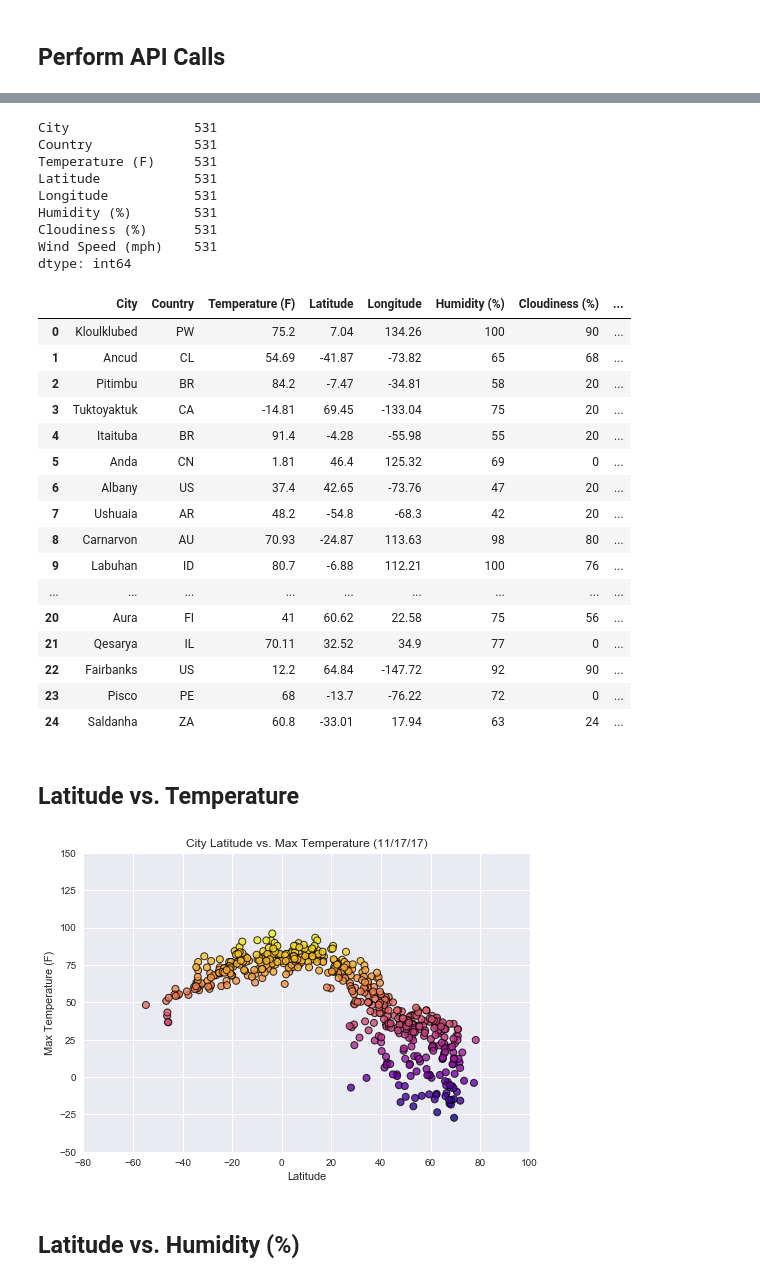
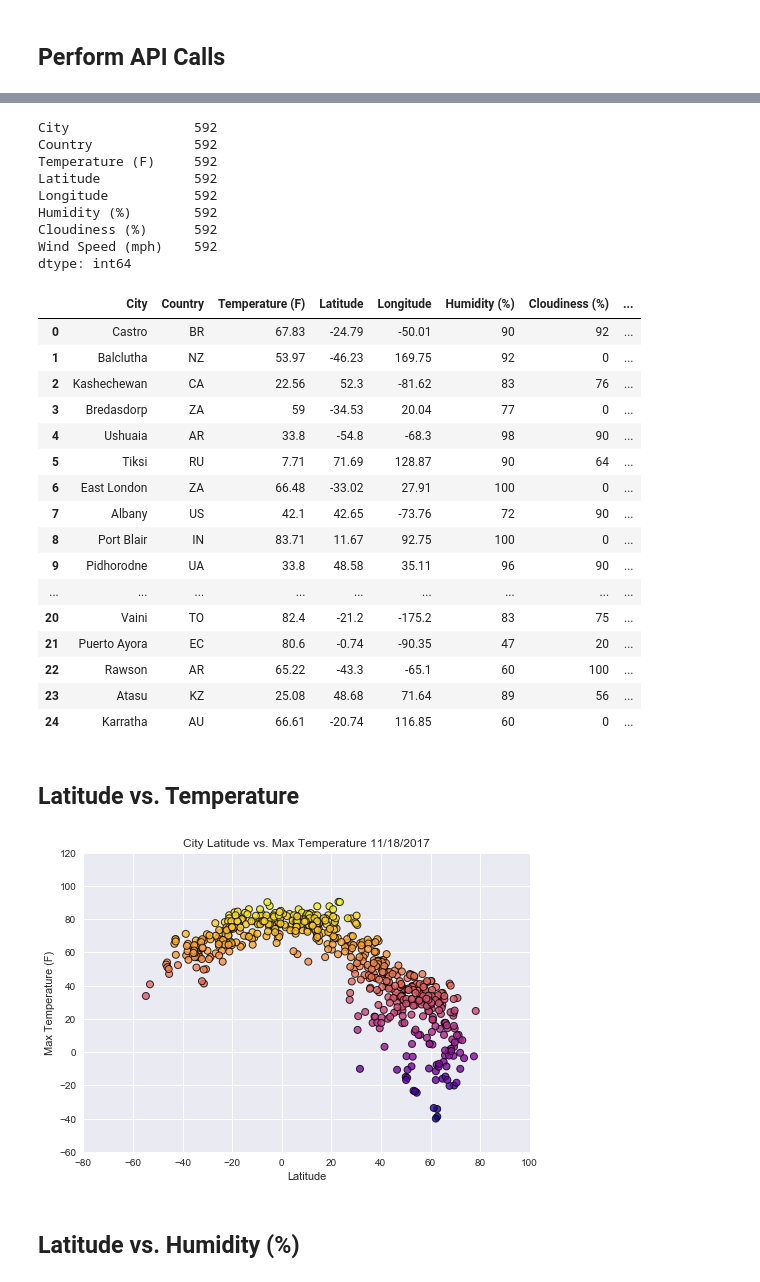
Before and after one commit to ggupta619/WeatherPy, a Jupyter notebook: WeatherPy.ipynb, the cells around one changed output, grey strips where cells are left out. Drawn from its saved outputs; the diff is of its cells as text; code cells hidden in the pictures.

```diff
--- a/WeatherPy.ipynb
+++ b/WeatherPy.ipynb
@@ -63,7 +65,7 @@ row_count = 1
 print("Beginning Data Retrieval")
 for index, row in cities_df.iterrows():
     target_city = row["City"]
-    target_url = url + "appid=" + api_key + "&units=IMPERIAL" + "&q=" + target_city.replace(" ","")
+    target_url = url + "appid=" + api_key + "&units=IMPERIAL" + "&q=" + target_city.replace(" ","+")
     city_data = requests.get(target_url).json()
     if city_data["cod"] == "404":
         print("City not found, skipping...")
@@ -103,14 +105,14 @@ City not found, skipping...
 # %%
 clean_cities_df.count()
 # %% [output]
-City                531
-Country             531
-Temperature (F)     531
-Latitude            531
-Longitude           531
-Humidity (%)        531
-Cloudiness (%)      531
-Wind Speed (mph)    531
+City                592
+Country             592
+Temperature (F)     592
+Latitude            592
+Longitude           592
+Humidity (%)        592
+Cloudiness (%)      592
+Wind Speed (mph)    592
 dtype: int64
 # %%
 #Reset the index
@@ -119,22 +121,22 @@ del clean_cities_df['index']
 clean_cities_df.head(25)
 # %% [output]
 |  | City | Country | Temperature (F) | Latitude | Longitude | Humidity (%) | Cloudiness (%) | ... |
-| 0 | Kloulklubed | PW | 75.2 | 7.04 | 134.26 | 100 | 90 | ... |
-| 1 | Ancud | CL | 54.69 | -41.87 | -73.82 | 65 | 68 | ... |
-| 2 | Pitimbu | BR | 84.2 | -7.47 | -34.81 | 58 | 20 | ... |
-| 3 | Tuktoyaktuk | CA | -14.81 | 69.45 | -133.04 | 75 | 20 | ... |
-| 4 | Itaituba | BR | 91.4 | -4.28 | -55.98 | 55 | 20 | ... |
-| 5 | Anda | CN | 1.81 | 46.4 | 125.32 | 69 | 0 | ... |
-| 6 | Albany | US | 37.4 | 42.65 | -73.76 | 47 | 20 | ... |
-| 7 | Ushuaia | AR | 48.2 | -54.8 | -68.3 | 42 | 20 | ... |
-| 8 | Carnarvon | AU | 70.93 | -24.87 | 113.63 | 98 | 80 | ... |
-| 9 | Labuhan | ID | 80.7 | -6.88 | 112.21 | 100 | 76 | ... |
+| 0 | Castro | BR | 67.83 | -24.79 | -50.01 | 90 | 92 | ... |
+| 1 | Balclutha | NZ | 53.97 | -46.23 | 169.75 | 92 | 0 | ... |
+| 2 | Kashechewan | CA | 22.56 | 52.3 | -81.62 | 83 | 76 | ... |
+| 3 | Bredasdorp | ZA | 59 | -34.53 | 20.04 | 77 | 0 | ... |
+| 4 | Ushuaia | AR | 33.8 | -54.8 | -68.3 | 98 | 90 | ... |
+| 5 | Tiksi | RU | 7.71 | 71.69 | 128.87 | 90 | 64 | ... |
+| 6 | East London | ZA | 66.48 | -33.02 | 27.91 | 100 | 0 | ... |
+| 7 | Albany | US | 42.1 | 42.65 | -73.76 | 72 | 90 | ... |
+| 8 | Port Blair | IN | 83.71 | 11.67 | 92.75 | 100 | 0 | ... |
+| 9 | Pidhorodne | UA | 33.8 | 48.58 | 35.11 | 96 | 90 | ... |
 | ... | ... | ... | ... | ... | ... | ... | ... | ... |
-| 20 | Aura | FI | 41 | 60.62 | 22.58 | 75 | 56 | ... |
-| 21 | Qesarya | IL | 70.11 | 32.52 | 34.9 | 77 | 0 | ... |
-| 22 | Fairbanks | US | 12.2 | 64.84 | -147.72 | 92 | 90 | ... |
-| 23 | Pisco | PE | 68 | -13.7 | -76.22 | 72 | 0 | ... |
-| 24 | Saldanha | ZA | 60.8 | -33.01 | 17.94 | 63 | 24 | ... |
+| 20 | Vaini | TO | 82.4 | -21.2 | -175.2 | 83 | 75 | ... |
+| 21 | Puerto Ayora | EC | 80.6 | -0.74 | -90.35 | 47 | 20 | ... |
+| 22 | Rawson | AR | 65.22 | -43.3 | -65.1 | 60 | 100 | ... |
+| 23 | Atasu | KZ | 25.08 | 48.68 | 71.64 | 89 | 56 | ... |
+| 24 | Karratha | AU | 66.61 | -20.74 | 116.85 | 60 | 0 | ... |
 # %%
 # Save data to a CSV file
 clean_cities_df.to_csv("WeatherPy_analysis/City_Data.csv")
@@ -143,27 +145,27 @@ clean_cities_df.to_csv("WeatherPy_analysis/City_Data.csv")
 # %%
 #Build a scatter plot for Latitude vs. Temperature
 
 plt.scatter(clean_cities_df["Latitude"],
             clean_cities_df["Temperature (F)"], c=clean_cities_df["Temperature (F)"],
             edgecolor="black", linewidths=1, marker="o",
             cmap='plasma', alpha=0.8, label="City")
 
 # Incorporate the other graph properties
 plt.style.use('seaborn')
-plt.title("City Latitude vs. Max Temperature (11/17/17)")
+plt.title(f"City Latitude vs. Max Temperature {datetime.now().strftime('%m/%d/%Y')}")
 plt.ylabel("Max Temperature (F)")
 plt.xlabel("Latitude")
 plt.grid(True)
 plt.xlim([-80, 100])
-plt.ylim([-50, 150])
+plt.ylim([-60, 120])
 
 # Save the figure
 plt.savefig("WeatherPy_analysis/Latitude_Temperature.png")
 
 # Show plot
 plt.show()
 # %% [output]
-[figure, old version]
+[figure, new version]
 # %% [markdown]
 ## Latitude vs. Humidity (%)
 # %%
```
Also changed, not shown: parts of 8 cells of this notebook, 7 other files.
